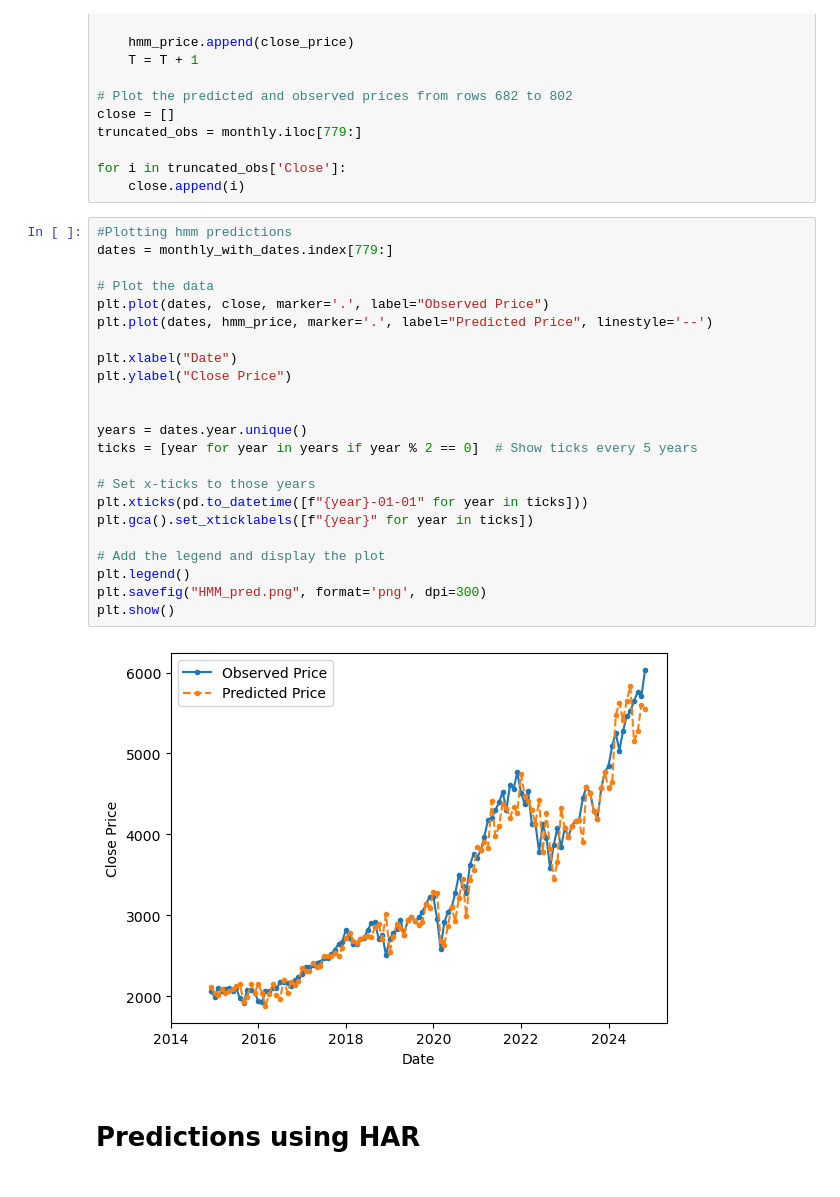
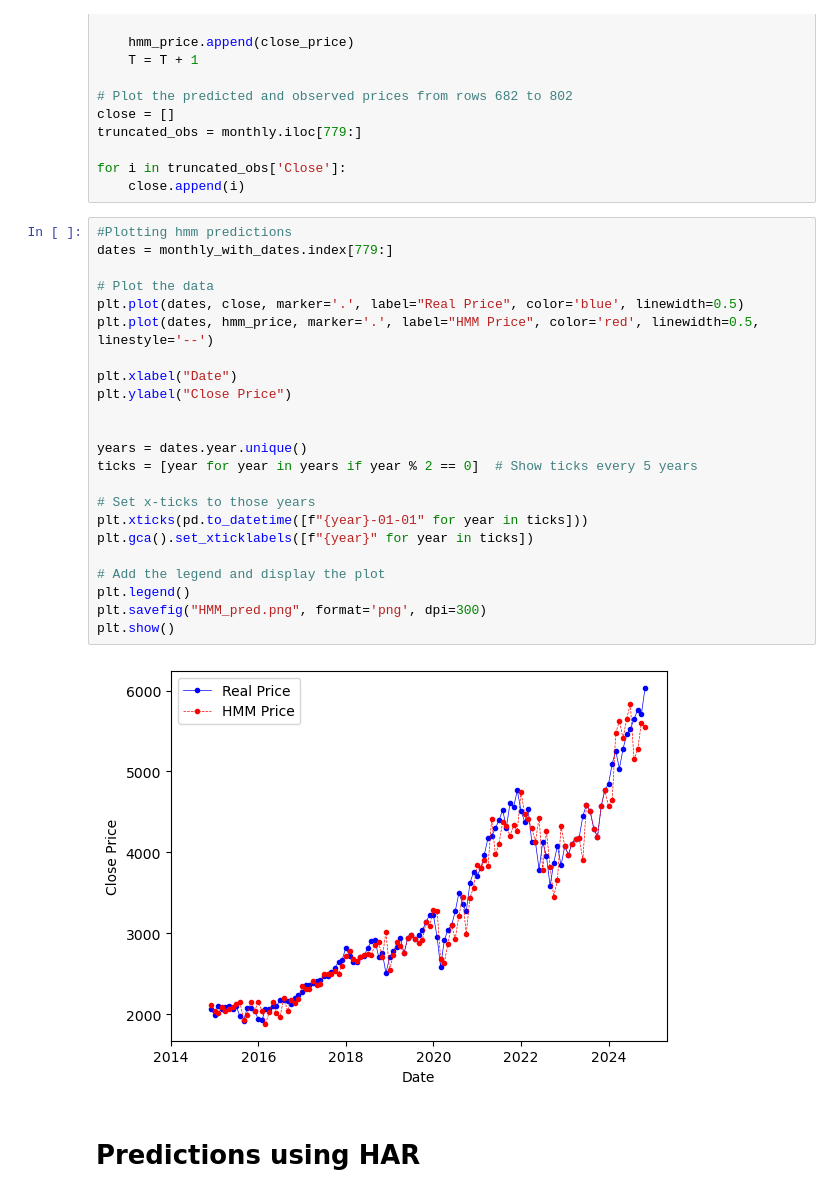
Before and after one commit to rinaaro/TS-project---HMM, a Jupyter notebook: Replication.ipynb, the cells around one changed output. Cells and saved outputs as stored; diff of their text form.

```diff
--- a/Replication.ipynb
+++ b/Replication.ipynb
@@ -312,28 +312,28 @@ for i in truncated_obs['Close']:
 # %%
 #Plotting hmm predictions
 dates = monthly_with_dates.index[779:]
 
 # Plot the data
-plt.plot(dates, close, marker='.', label="Observed Price")
-plt.plot(dates, hmm_price, marker='.', label="Predicted Price", linestyle='--')
+plt.plot(dates, close, marker='.', label="Real Price", color='blue', linewidth=0.5)
+plt.plot(dates, hmm_price, marker='.', label="HMM Price", color='red', linewidth=0.5, linestyle='--')
 
 plt.xlabel("Date")
 plt.ylabel("Close Price")
 
 
 years = dates.year.unique()
 ticks = [year for year in years if year % 2 == 0]  # Show ticks every 5 years
 
 # Set x-ticks to those years
 plt.xticks(pd.to_datetime([f"{year}-01-01" for year in ticks]))
 plt.gca().set_xticklabels([f"{year}" for year in ticks])
 
 # Add the legend and display the plot
 plt.legend()
 plt.savefig("HMM_pred.png", format='png', dpi=300)
 plt.show()
 # %% [output]
-[figure, old version]
+[figure, new version]
 # %% [markdown]
 # Predictions using HAR
 # %%
```
Also changed, not shown: parts of 27 cells of this notebook.
